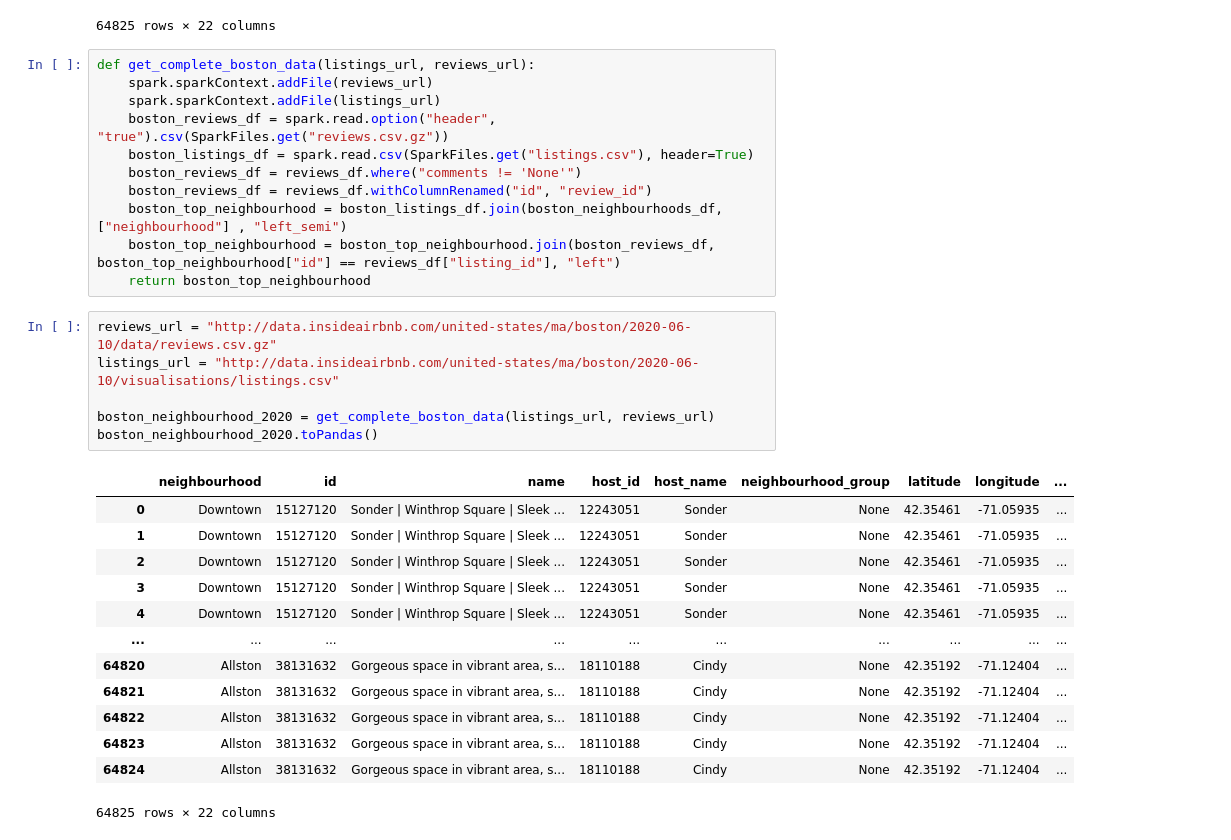
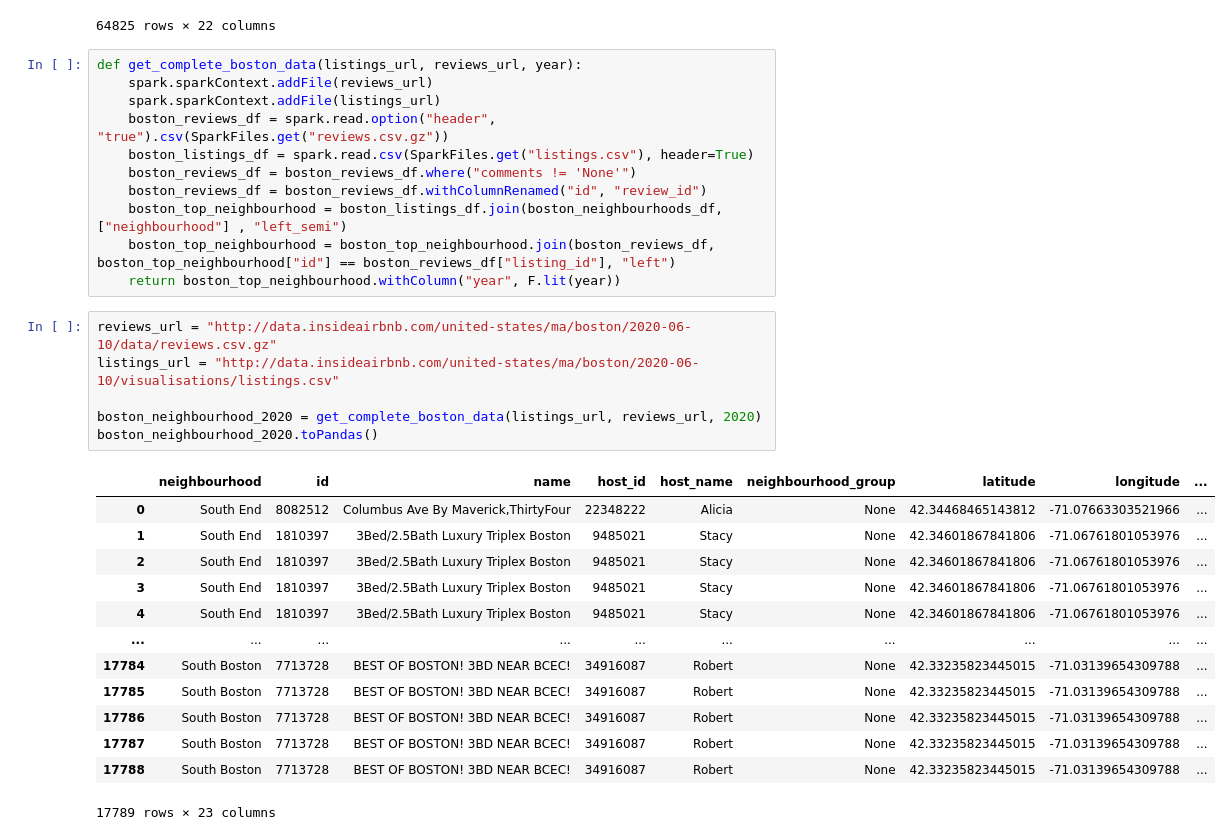
Before and after one commit to aditya-prasad-projects/Airbnb, a Jupyter notebook: test.ipynb, the cells around one changed output. Drawn from its saved outputs; the diff is of its cells as text.

```diff
--- a/test.ipynb
+++ b/test.ipynb
@@ -286,36 +286,36 @@ boston_top_neighbourhood.toPandas()
 | 64824 | Allston | 38131632 | Gorgeous space in vibrant area, s... | 18110188 | Cindy | None | 42.35192 | -71.12404 | ... |
 64825 rows × 22 columns
 # %%
-def get_complete_boston_data(listings_url, reviews_url):
+def get_complete_boston_data(listings_url, reviews_url, year):
     spark.sparkContext.addFile(reviews_url)
     spark.sparkContext.addFile(listings_url)
     boston_reviews_df = spark.read.option("header", "true").csv(SparkFiles.get("reviews.csv.gz"))
     boston_listings_df = spark.read.csv(SparkFiles.get("listings.csv"), header=True)
-    boston_reviews_df = reviews_df.where("comments != 'None'")
-    boston_reviews_df = reviews_df.withColumnRenamed("id", "review_id")
+    boston_reviews_df = boston_reviews_df.where("comments != 'None'")
+    boston_reviews_df = boston_reviews_df.withColumnRenamed("id", "review_id")
     boston_top_neighbourhood = boston_listings_df.join(boston_neighbourhoods_df, ["neighbourhood"] , "left_semi")
-    boston_top_neighbourhood = boston_top_neighbourhood.join(boston_reviews_df, boston_top_neighbourhood["id"] == reviews_df["listing_id"], "left")
-    return boston_top_neighbourhood
+    boston_top_neighbourhood = boston_top_neighbourhood.join(boston_reviews_df, boston_top_neighbourhood["id"] == boston_reviews_df["listing_id"], "left")
+    return boston_top_neighbourhood.withColumn("year", F.lit(year))
 # %%
 reviews_url = "http://data.insideairbnb.com/united-states/ma/boston/2020-06-10/data/reviews.csv.gz"
 listings_url = "http://data.insideairbnb.com/united-states/ma/boston/2020-06-10/visualisations/listings.csv"
 
-boston_neighbourhood_2020 = get_complete_boston_data(listings_url, reviews_url)
+boston_neighbourhood_2020 = get_complete_boston_data(listings_url, reviews_url, 2020)
 boston_neighbourhood_2020.toPandas()
 # %% [output]
 |  | neighbourhood | id | name | host_id | host_name | neighbourhood_group | latitude | longitude | ... |
-| 0 | Downtown | 15127120 | Sonder | Winthrop Square | Sleek ... | 12243051 | Sonder | None | 42.35461 | -71.05935 | ... |
-| 1 | Downtown | 15127120 | Sonder | Winthrop Square | Sleek ... | 12243051 | Sonder | None | 42.35461 | -71.05935 | ... |
-| 2 | Downtown | 15127120 | Sonder | Winthrop Square | Sleek ... | 12243051 | Sonder | None | 42.35461 | -71.05935 | ... |
-| 3 | Downtown | 15127120 | Sonder | Winthrop Square | Sleek ... | 12243051 | Sonder | None | 42.35461 | -71.05935 | ... |
-| 4 | Downtown | 15127120 | Sonder | Winthrop Square | Sleek ... | 12243051 | Sonder | None | 42.35461 | -71.05935 | ... |
+| 0 | South End | 8082512 | Columbus Ave By Maverick,ThirtyFour | 22348222 | Alicia | None | 42.34468465143812 | -71.07663303521966 | ... |
+| 1 | South End | 1810397 | 3Bed/2.5Bath Luxury Triplex Boston | 9485021 | Stacy | None | 42.34601867841806 | -71.06761801053976 | ... |
+| 2 | South End | 1810397 | 3Bed/2.5Bath Luxury Triplex Boston | 9485021 | Stacy | None | 42.34601867841806 | -71.06761801053976 | ... |
+| 3 | South End | 1810397 | 3Bed/2.5Bath Luxury Triplex Boston | 9485021 | Stacy | None | 42.34601867841806 | -71.06761801053976 | ... |
+| 4 | South End | 1810397 | 3Bed/2.5Bath Luxury Triplex Boston | 9485021 | Stacy | None | 42.34601867841806 | -71.06761801053976 | ... |
 | ... | ... | ... | ... | ... | ... | ... | ... | ... | ... |
-| 64820 | Allston | 38131632 | Gorgeous space in vibrant area, s... | 18110188 | Cindy | None | 42.35192 | -71.12404 | ... |
-| 64821 | Allston | 38131632 | Gorgeous space in vibrant area, s... | 18110188 | Cindy | None | 42.35192 | -71.12404 | ... |
-| 64822 | Allston | 38131632 | Gorgeous space in vibrant area, s... | 18110188 | Cindy | None | 42.35192 | -71.12404 | ... |
-| 64823 | Allston | 38131632 | Gorgeous space in vibrant area, s... | 18110188 | Cindy | None | 42.35192 | -71.12404 | ... |
-| 64824 | Allston | 38131632 | Gorgeous space in vibrant area, s... | 18110188 | Cindy | None | 42.35192 | -71.12404 | ... |
+| 17784 | South Boston | 7713728 | BEST OF BOSTON! 3BD NEAR BCEC! | 34916087 | Robert | None | 42.33235823445015 | -71.03139654309788 | ... |
+| 17785 | South Boston | 7713728 | BEST OF BOSTON! 3BD NEAR BCEC! | 34916087 | Robert | None | 42.33235823445015 | -71.03139654309788 | ... |
+| 17786 | South Boston | 7713728 | BEST OF BOSTON! 3BD NEAR BCEC! | 34916087 | Robert | None | 42.33235823445015 | -71.03139654309788 | ... |
+| 17787 | South Boston | 7713728 | BEST OF BOSTON! 3BD NEAR BCEC! | 34916087 | Robert | None | 42.33235823445015 | -71.03139654309788 | ... |
+| 17788 | South Boston | 7713728 | BEST OF BOSTON! 3BD NEAR BCEC! | 34916087 | Robert | None | 42.33235823445015 | -71.03139654309788 | ... |
-64825 rows × 22 columns
+17789 rows × 23 columns
 # %%
 reviews_url = "http://data.insideairbnb.com/united-states/ma/boston/2019-06-14/data/reviews.csv.gz"
 listings_url = "http://data.insideairbnb.com/united-states/ma/boston/2019-06-14/visualisations/listings.csv"
```
Also changed, not shown: parts of 9 cells of this notebook.
